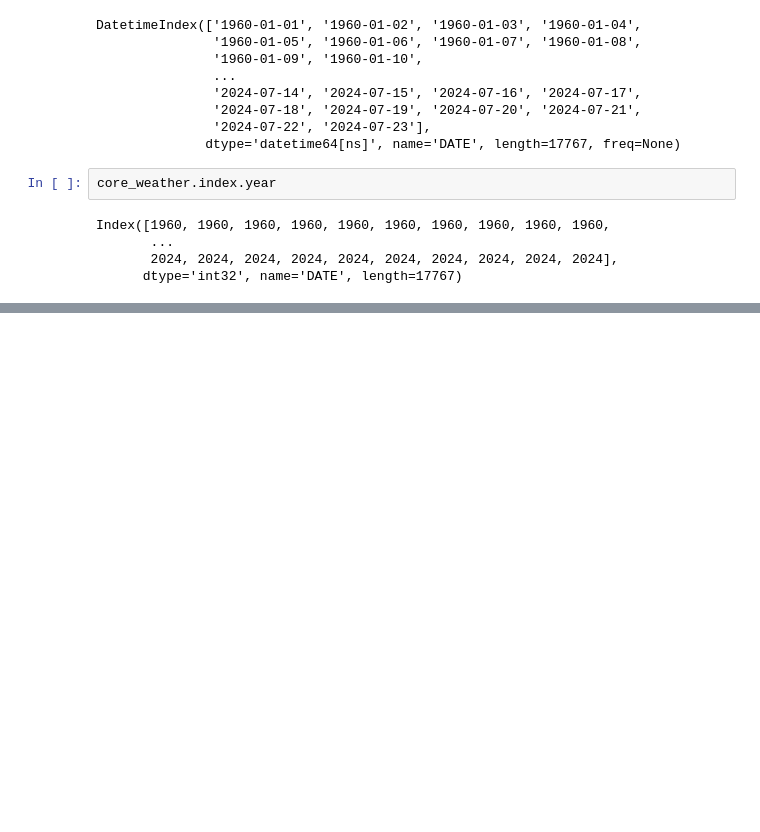
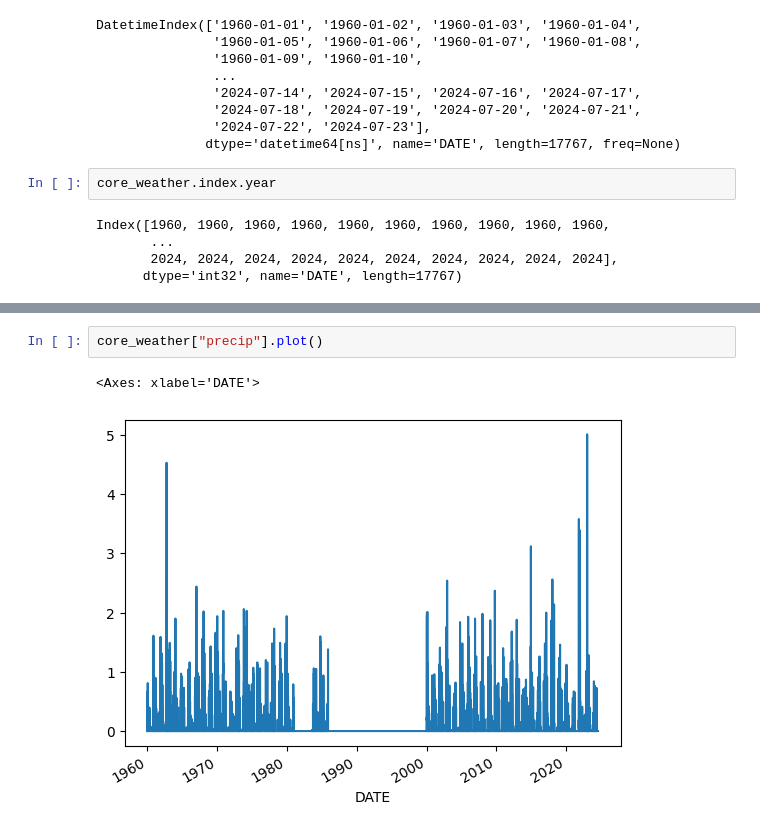
Before and after one commit to minamaher58/Weather-Prediction, a Jupyter notebook: weather_prediction.ipynb, the cells around one changed output, grey strips where cells are left out. Drawn from its saved outputs; the diff is of its cells as text; blank space fills up the shorter version.

```diff
--- a/weather_prediction.ipynb
+++ b/weather_prediction.ipynb
@@ -242,0 +268,5 @@ core_weather.apply(lambda x: (x==9999)
+# %%
+core_weather["precip"].plot()
+# %% [output]
+<Axes: xlabel='DATE'>
+[figure, added]
```
Also changed, not shown: parts of 19 cells of this notebook.
